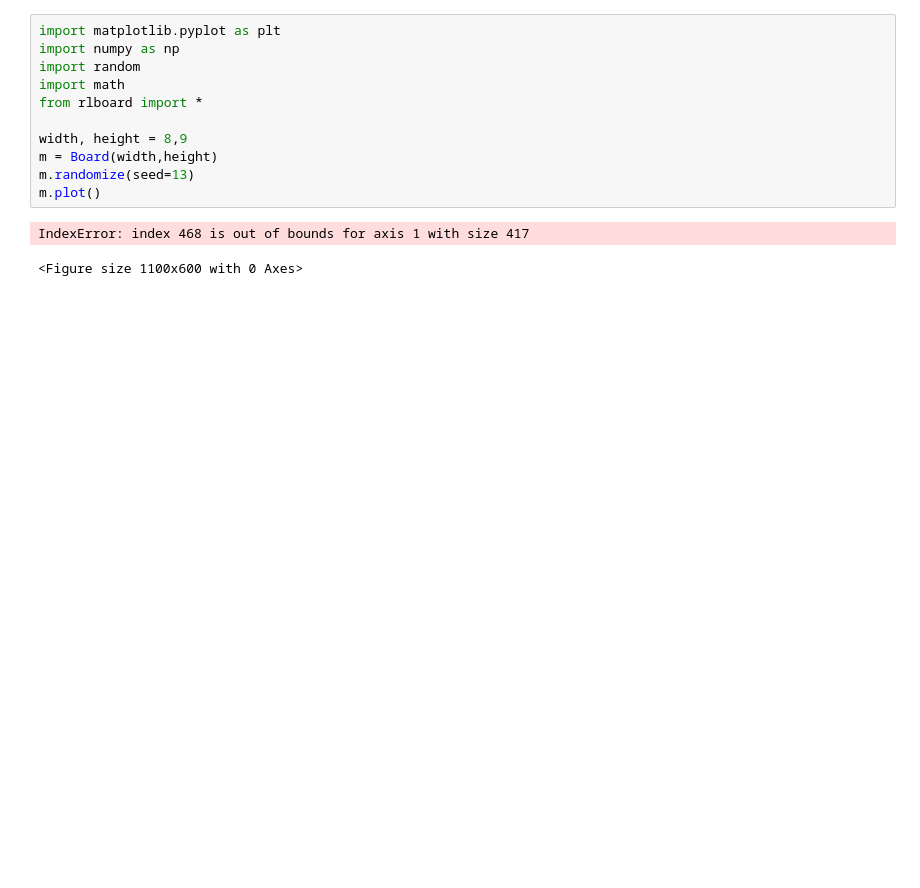
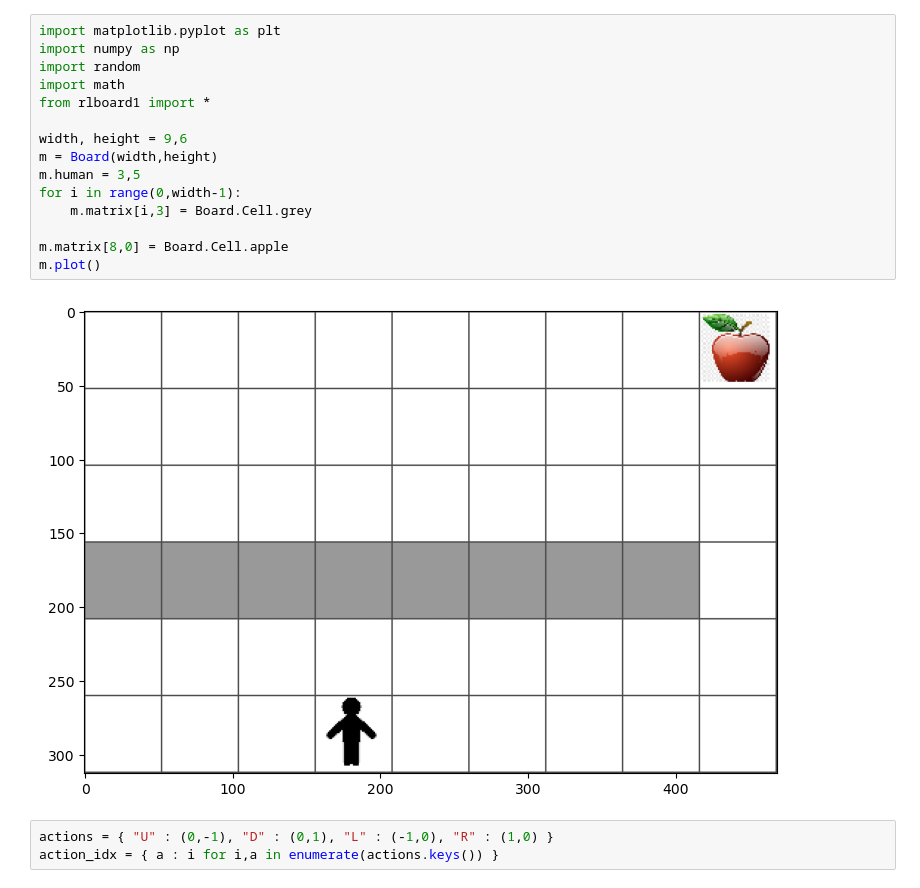
Before and after one commit to vwesterlund/ML-For-Beginners, a Jupyter notebook: 8-Reinforcement/1-QLearning/Assignment5_vweste21.ipynb, the cells around one changed output. Cells and saved outputs as stored; diff of their text form; blank space fills up the shorter version.

```diff
--- a/8-Reinforcement/1-QLearning/Assignment5_vweste21.ipynb
+++ b/8-Reinforcement/1-QLearning/Assignment5_vweste21.ipynb
@@ -1,14 +1,20 @@
 # %%
 import matplotlib.pyplot as plt
 import numpy as np
 import random
 import math
-from rlboard import *
+from rlboard1 import *
 
-width, height = 8,9
+width, height = 9,6
 m = Board(width,height)
-m.randomize(seed=13)
+m.human = 3,5
+for i in range(0,width-1):
+    m.matrix[i,3] = Board.Cell.grey
+
+m.matrix[8,0] = Board.Cell.apple
 m.plot()
 # %% [output]
-IndexError: index 468 is out of bounds for axis 1 with size 417
-<Figure size 1100x600 with 0 Axes>
+[figure, added]
+# %%
+actions = { "U" : (0,-1), "D" : (0,1), "L" : (-1,0), "R" : (1,0) }
+action_idx = { a : i for i,a in enumerate(actions.keys()) }
```
Also changed, not shown: parts of 8 cells of this notebook, 2 other files.
